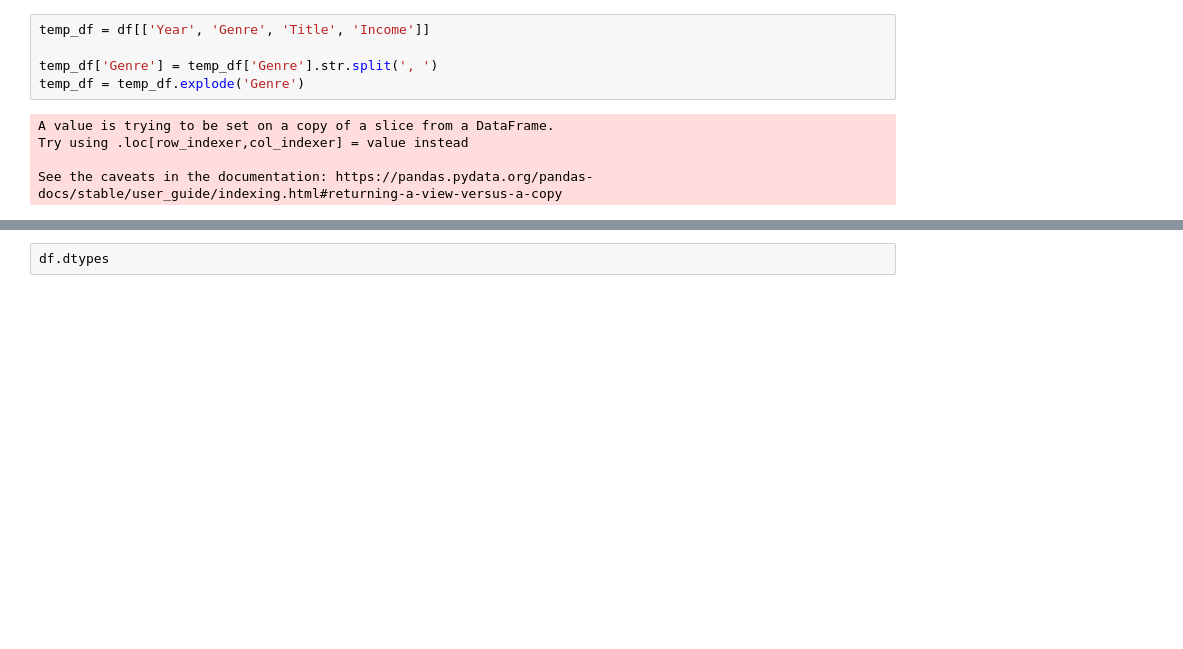
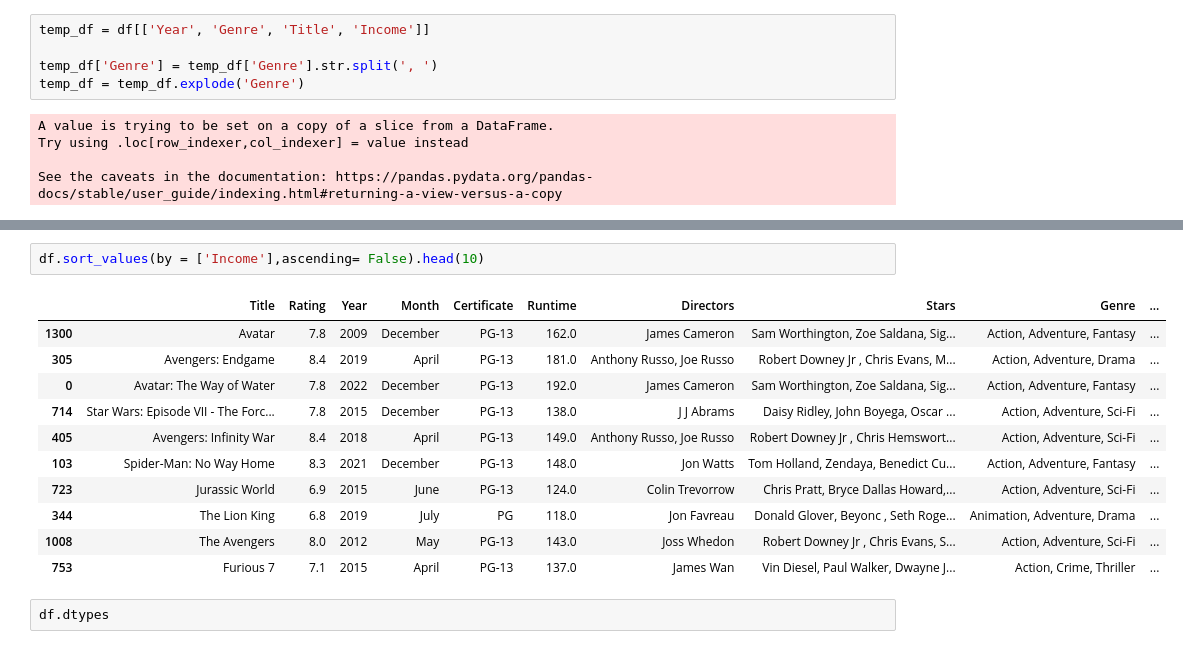
Before and after one commit to 20120273/Movie-Visualize, a Jupyter notebook: trucquanmovie.ipynb, the cells around one changed output, grey strips where cells are left out. Saved outputs shown, nothing was run; the diff lists cells and outputs as text; blank space fills up the shorter version.

```diff
--- a/trucquanmovie.ipynb
+++ b/trucquanmovie.ipynb
@@ -116,3 +171,17 @@ burst.show()
+# %%
+df.sort_values(by = ['Income'],ascending= False).head(10)
+# %% [output]
+|  | Title | Rating | Year | Month | Certificate | Runtime | Directors | Stars | Genre | ... |
+| 1300 | Avatar | 7.8 | 2009 | December | PG-13 | 162.0 | James Cameron | Sam Worthington, Zoe Saldana, Sig... | Action, Adventure, Fantasy | ... |
+| 305 | Avengers: Endgame | 8.4 | 2019 | April | PG-13 | 181.0 | Anthony Russo, Joe Russo | Robert Downey Jr , Chris Evans, M... | Action, Adventure, Drama | ... |
+| 0 | Avatar: The Way of Water | 7.8 | 2022 | December | PG-13 | 192.0 | James Cameron | Sam Worthington, Zoe Saldana, Sig... | Action, Adventure, Fantasy | ... |
+| 714 | Star Wars: Episode VII - The Forc... | 7.8 | 2015 | December | PG-13 | 138.0 | J J Abrams | Daisy Ridley, John Boyega, Oscar ... | Action, Adventure, Sci-Fi | ... |
+| 405 | Avengers: Infinity War | 8.4 | 2018 | April | PG-13 | 149.0 | Anthony Russo, Joe Russo | Robert Downey Jr , Chris Hemswort... | Action, Adventure, Sci-Fi | ... |
+| 103 | Spider-Man: No Way Home | 8.3 | 2021 | December | PG-13 | 148.0 | Jon Watts | Tom Holland, Zendaya, Benedict Cu... | Action, Adventure, Fantasy | ... |
+| 723 | Jurassic World | 6.9 | 2015 | June | PG-13 | 124.0 | Colin Trevorrow | Chris Pratt, Bryce Dallas Howard,... | Action, Adventure, Sci-Fi | ... |
+| 344 | The Lion King | 6.8 | 2019 | July | PG | 118.0 | Jon Favreau | Donald Glover, Beyonc , Seth Roge... | Animation, Adventure, Drama | ... |
+| 1008 | The Avengers | 8.0 | 2012 | May | PG-13 | 143.0 | Joss Whedon | Robert Downey Jr , Chris Evans, S... | Action, Adventure, Sci-Fi | ... |
+| 753 | Furious 7 | 7.1 | 2015 | April | PG-13 | 137.0 | James Wan | Vin Diesel, Paul Walker, Dwayne J... | Action, Crime, Thriller | ... |
 # %%
 df.dtypes
 # %% [output]
```
Also changed, not shown: parts of 11 cells of this notebook.
